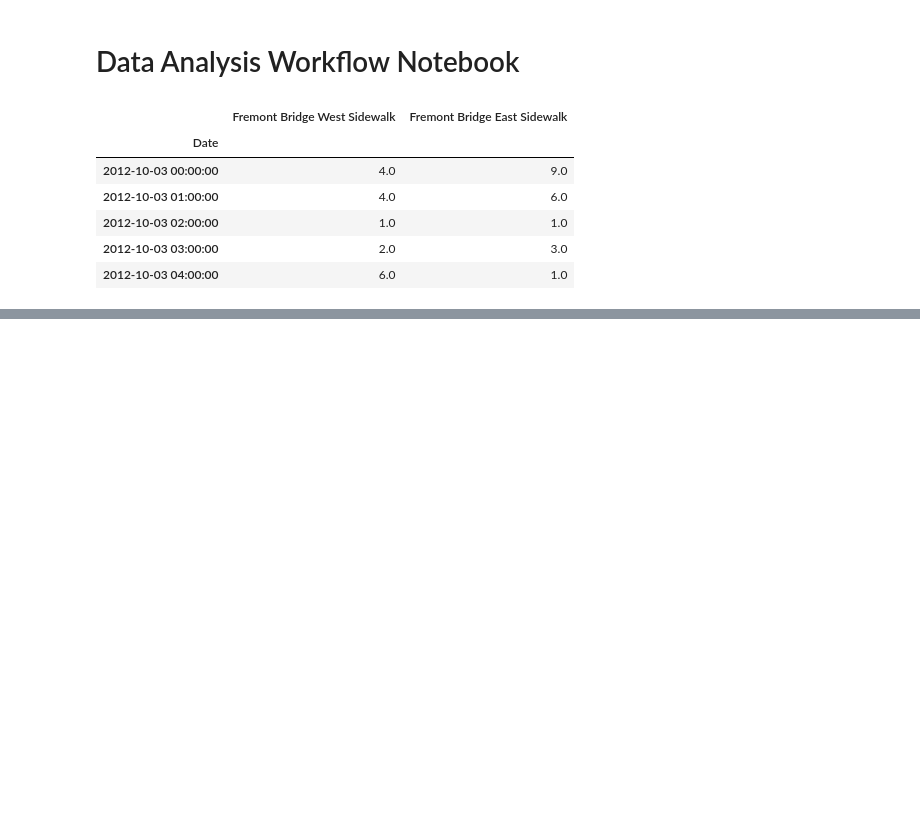
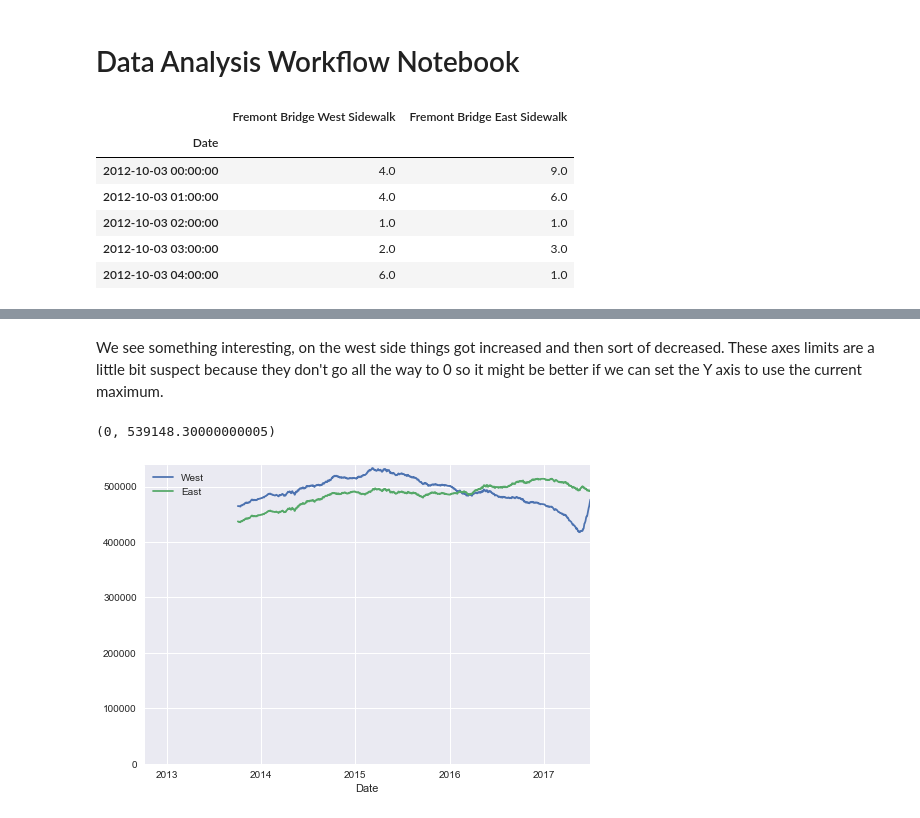
Before and after one commit to shoaibb/Jupyter_Data_Analysis, a Jupyter notebook: Data_Analysis.ipynb, the cells around one changed output, grey strips where cells are left out. Drawn from its saved outputs; the diff is of its cells as text; code cells hidden in the pictures; blank space fills up the shorter version.

```diff
--- a/Data_Analysis.ipynb
+++ b/Data_Analysis.ipynb
@@ -30,0 +59,11 @@ data.resample('W').sum().plot()
+# %% [markdown]
+We see something interesting, on the west
+side things got increased and then sort of decreased. These axes limits are a little bit
+suspect because they don't go all the
+way to 0 so it might be better if we can set the Y axis to use the current maximum.
+# %%
+ax = data.resample('D').sum().rolling(365).sum().plot()
+ax.set_ylim(0, None)
+# %% [output]
+(0, 539148.30000000005)
+[figure, added]
```
Also changed, not shown: parts of 22 cells of this notebook.
